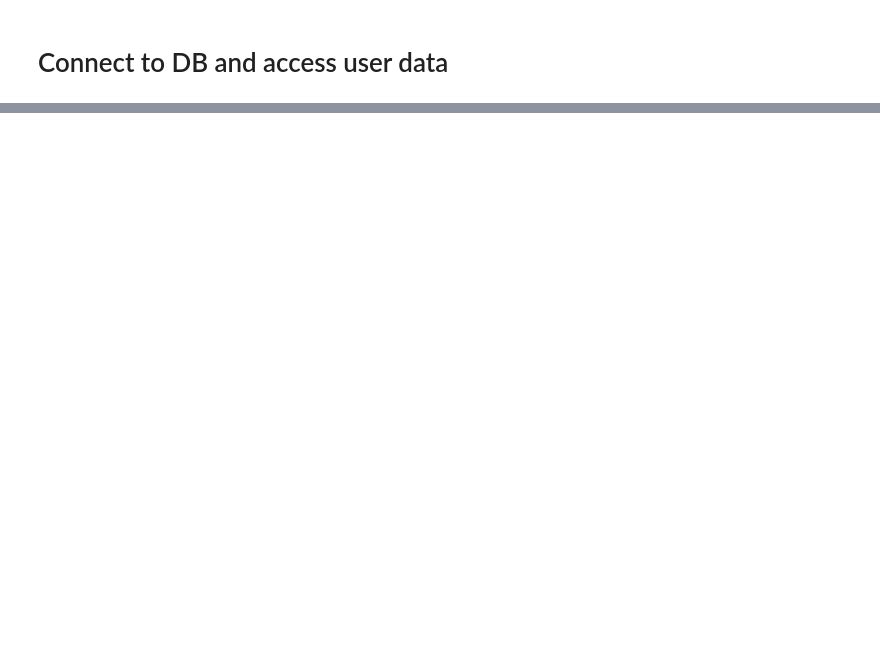
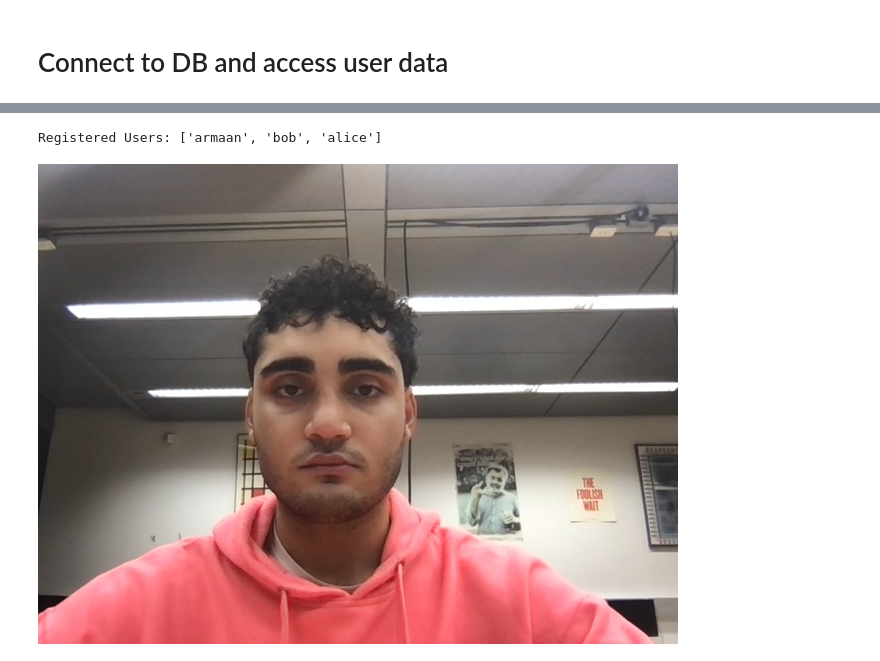
Before and after one commit to ak2k2/ECE-455-Cyber-Security, a Jupyter notebook: final-project/db_interface.ipynb, the cells around one changed output, grey strips where cells are left out. Saved outputs shown, nothing was run; the diff lists cells and outputs as text; code cells hidden in the pictures; blank space fills up the shorter version.

```diff
--- a/final-project/db_interface.ipynb
+++ b/final-project/db_interface.ipynb
@@ -22,6 +22,7 @@ b'3gcK1pPL-DE4zbWf2sybjl0M7oGwAK9z0iL0kdb2n48='
 # Connect to DB and access user data
 # %%
 def display_user_images(username: str):
+    images = []
     # Define the path to the database
     db_path = "user/users.db"
 
@@ -59,10 +60,15 @@ def display_user_images(username: str):
             image_bytes = io.BytesIO(decrypted_image)
             image = Image.open(image_bytes)
 
-            # Display the image
-            plt.imshow(image)
-            plt.axis("off")
-            plt.title(f"{username}: Image {n}")
-            plt.show()
+            # # Display the image
+            # plt.imshow(image)
+            # plt.axis("off")
+            # plt.title(f"{username}: Image {n}")
+            # plt.show()
+
+            images.append(image)
+
         else:
             print(f"Image {n} not found.")
+
+    return images
@@ -75,0 +75,8 @@ Registered Users: ['alice']
+# %%
+images = display_user_images("alice")
+# %% [output]
+Registered Users: ['armaan', 'bob', 'alice']
+# %%
+images[0]
+# %% [output]
+[figure, added]
```
Also changed, not shown: parts of 2 cells of this notebook, 3 other files.
